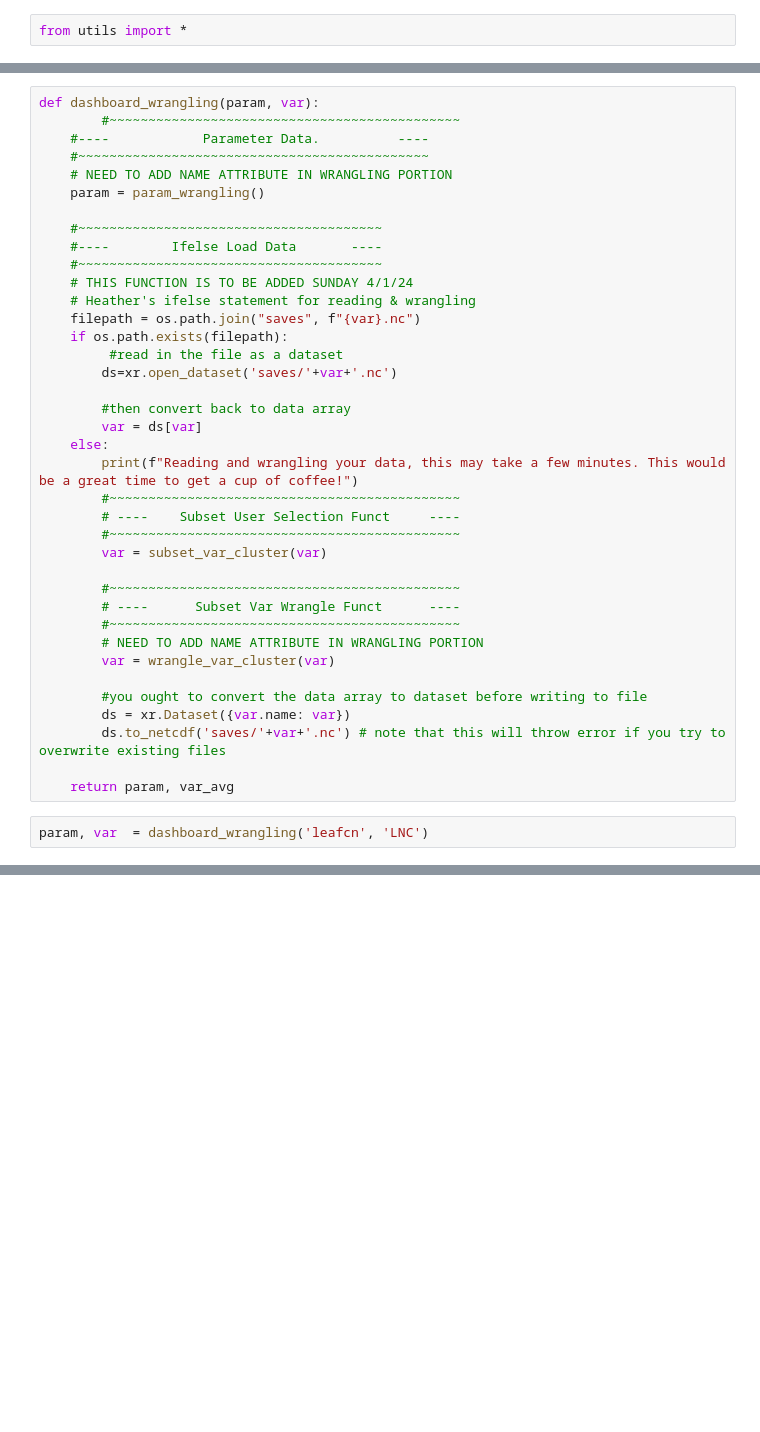
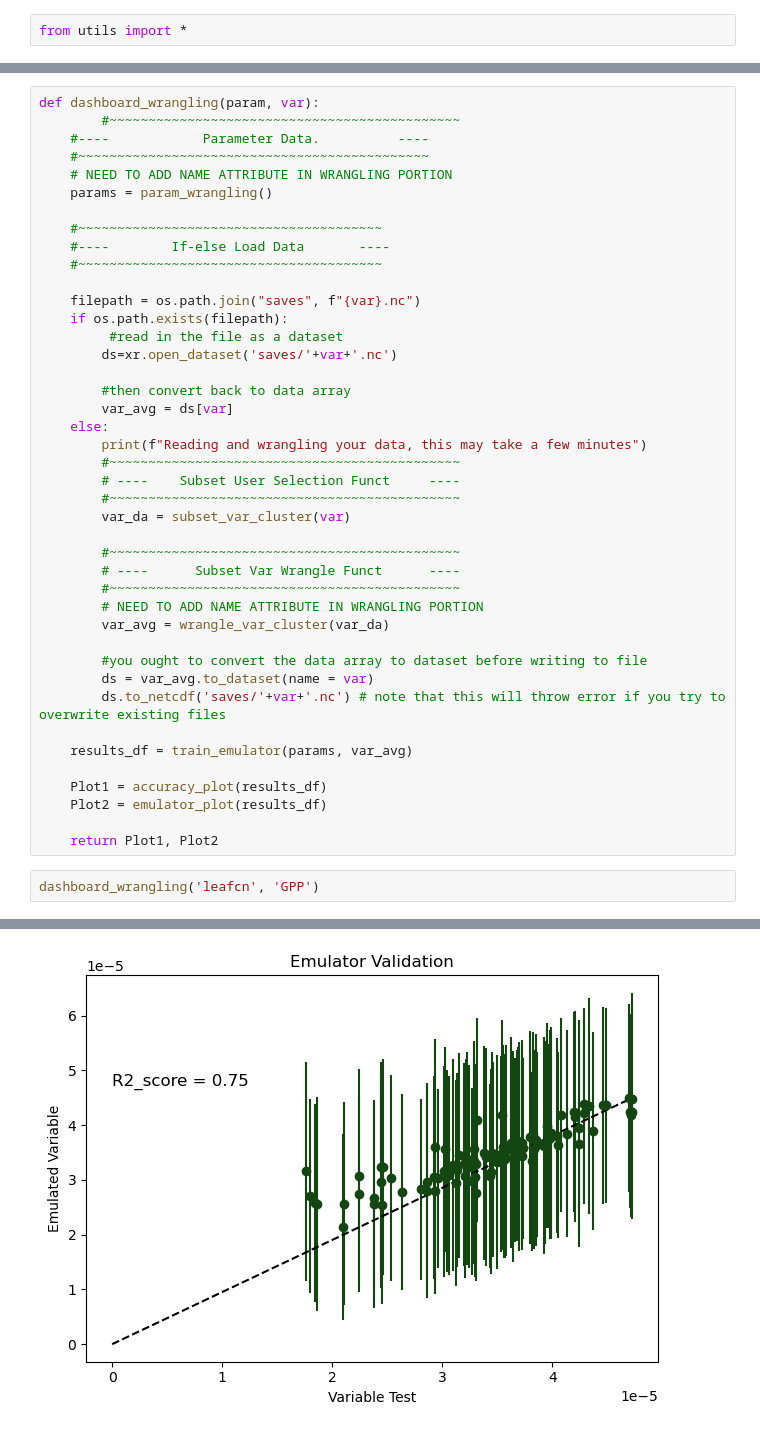
Before and after one commit to GaiaFuture/Prototype, a Jupyter notebook: main_function.ipynb, the cells around one changed output, grey strips where cells are left out. Cells and saved outputs as stored; diff of their text form; blank space fills up the shorter version.

Commit message:
main function

```diff
--- a/main_function.ipynb
+++ b/main_function.ipynb
@@ -8,38 +25,42 @@ def dashboard_wrangling(param, var):
     #----            Parameter Data.          ----
     #~~~~~~~~~~~~~~~~~~~~~~~~~~~~~~~~~~~~~~~~~~~~~
     # NEED TO ADD NAME ATTRIBUTE IN WRANGLING PORTION
-    param = param_wrangling()
+    params = param_wrangling()
 
     #~~~~~~~~~~~~~~~~~~~~~~~~~~~~~~~~~~~~~~~
-    #----        Ifelse Load Data       ----
+    #----        If-else Load Data       ----
     #~~~~~~~~~~~~~~~~~~~~~~~~~~~~~~~~~~~~~~~
-    # THIS FUNCTION IS TO BE ADDED SUNDAY 4/1/24
-    # Heather's ifelse statement for reading & wrangling
+
     filepath = os.path.join("saves", f"{var}.nc")
     if os.path.exists(filepath):
          #read in the file as a dataset
         ds=xr.open_dataset('saves/'+var+'.nc')
 
         #then convert back to data array
-        var = ds[var]
+        var_avg = ds[var]
     else:
-        print(f"Reading and wrangling your data, this may take a few minutes. This would be a great time to get a cup of coffee!")
+        print(f"Reading and wrangling your data, this may take a few minutes")
         #~~~~~~~~~~~~~~~~~~~~~~~~~~~~~~~~~~~~~~~~~~~~~
         # ----    Subset User Selection Funct     ----
         #~~~~~~~~~~~~~~~~~~~~~~~~~~~~~~~~~~~~~~~~~~~~~
-        var = subset_var_cluster(var)
+        var_da = subset_var_cluster(var)
 
         #~~~~~~~~~~~~~~~~~~~~~~~~~~~~~~~~~~~~~~~~~~~~~
         # ----      Subset Var Wrangle Funct      ----
         #~~~~~~~~~~~~~~~~~~~~~~~~~~~~~~~~~~~~~~~~~~~~~
         # NEED TO ADD NAME ATTRIBUTE IN WRANGLING PORTION
-        var = wrangle_var_cluster(var)
+        var_avg = wrangle_var_cluster(var_da)
 
         #you ought to convert the data array to dataset before writing to file
-        ds = xr.Dataset({var.name: var})
+        ds = var_avg.to_dataset(name = var)
         ds.to_netcdf('saves/'+var+'.nc') # note that this will throw error if you try to overwrite existing files
 
-    return param, var_avg
+    results_df = train_emulator(params, var_avg)
+
+    Plot1 = accuracy_plot(results_df)
+    Plot2 = emulator_plot(results_df)
+
+    return Plot1, Plot2
 # %%
-param, var  = dashboard_wrangling('leafcn', 'LNC')
+dashboard_wrangling('leafcn', 'GPP')
 # %% [output]
@@ -46,0 +70 @@ Reading and wrangling your data, this may take a few minutes. This would be a gr
+[figure, added]
```
Also changed, not shown: parts of 4 cells of this notebook, 1 other file.
